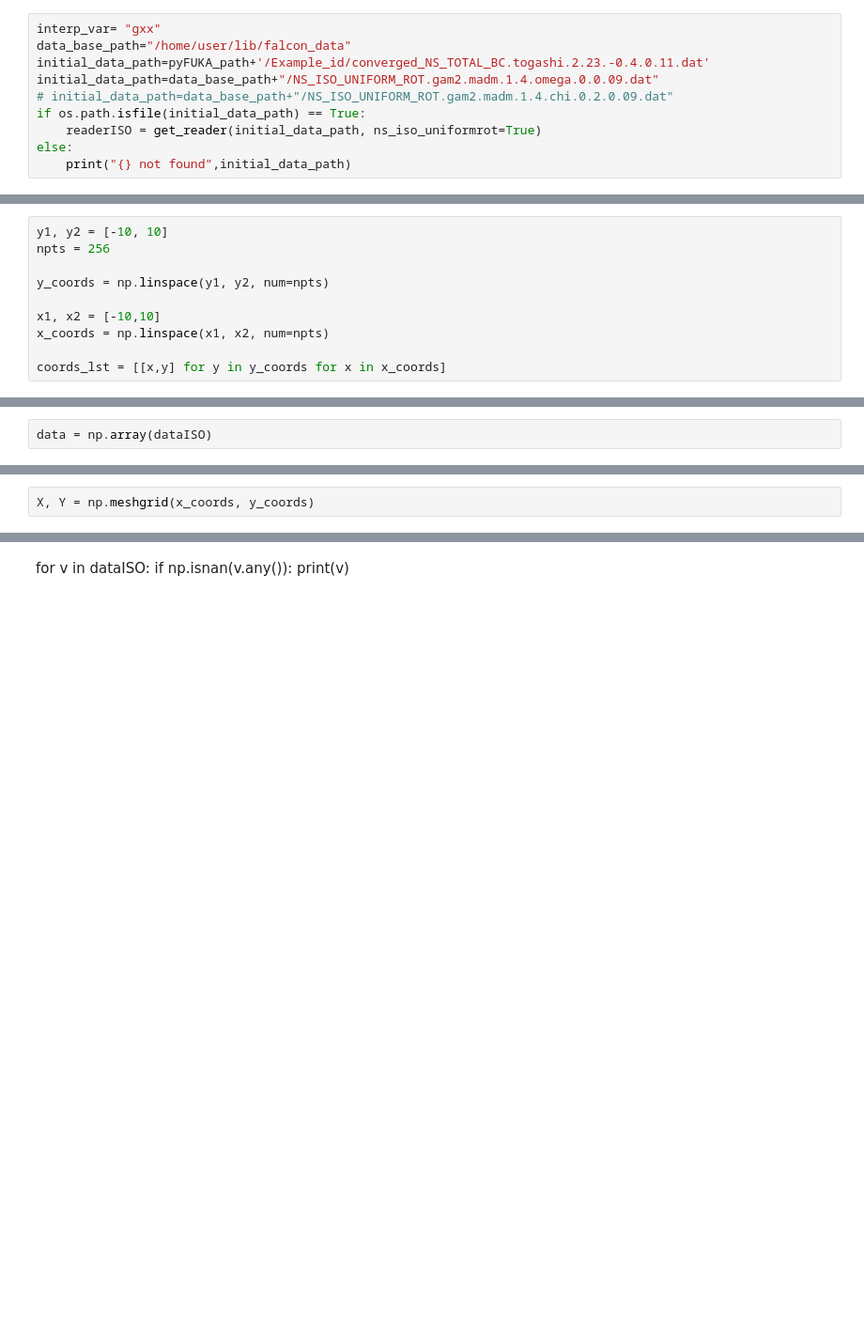
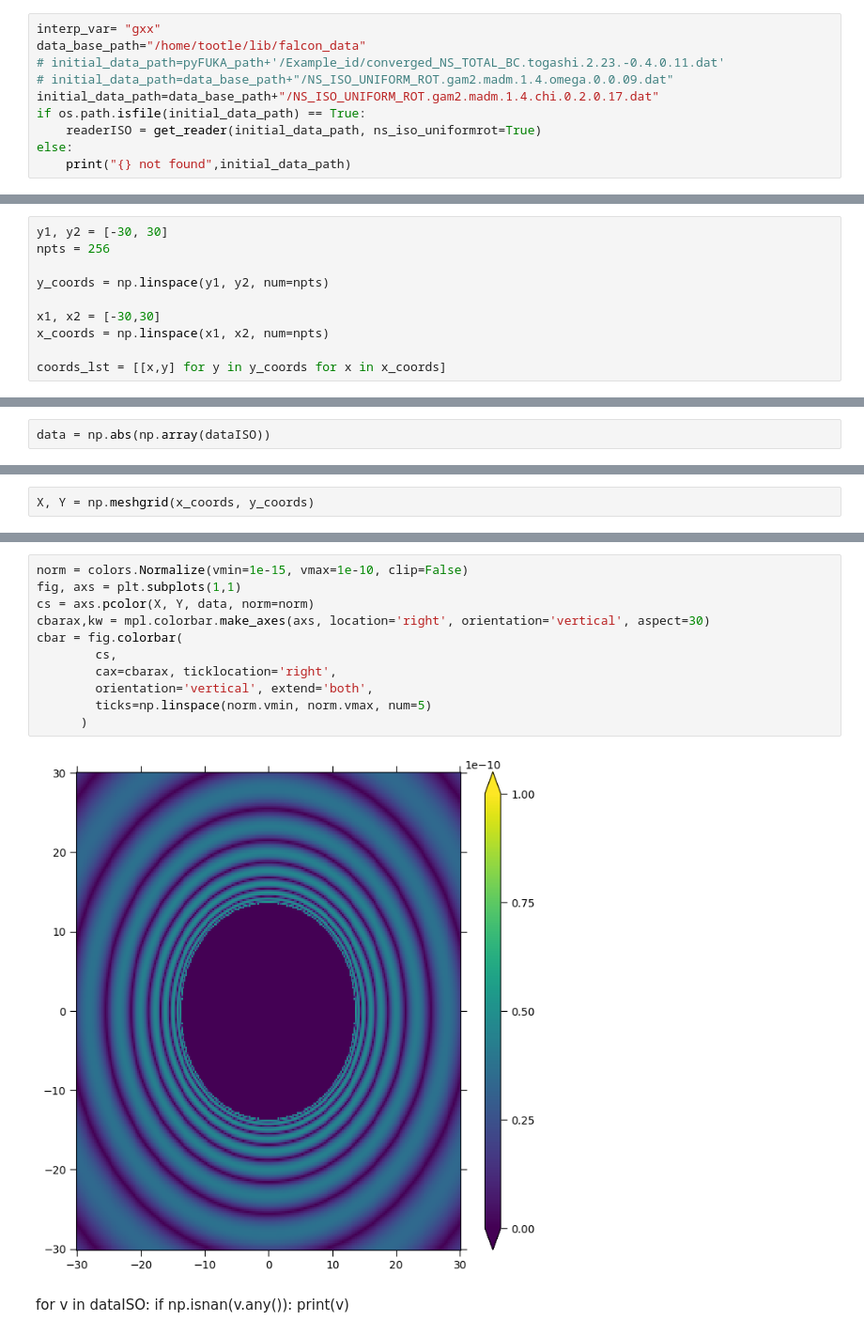
Before and after one commit to samueltootle/fuka, a Jupyter notebook: codes/PythonTools/NS_exporter_tester.ipynb, the cells around one changed output, grey strips where cells are left out. Shown at 94% size. Saved outputs shown, nothing was run; the diff lists cells and outputs as text; blank space fills up the shorter version.

```diff
--- a/codes/PythonTools/NS_exporter_tester.ipynb
+++ b/codes/PythonTools/NS_exporter_tester.ipynb
@@ -13,10 +15,10 @@ os.environ["HOME_KADATH)"] = FUKA_path
 from fuka_plot_tools.setup_utils import get_reader
 # %%
 interp_var= "gxx"
-data_base_path="/home/user/lib/falcon_data"
-initial_data_path=pyFUKA_path+'/Example_id/converged_NS_TOTAL_BC.togashi.2.23.-0.4.0.11.dat'
-initial_data_path=data_base_path+"/NS_ISO_UNIFORM_ROT.gam2.madm.1.4.omega.0.0.09.dat"
-# initial_data_path=data_base_path+"/NS_ISO_UNIFORM_ROT.gam2.madm.1.4.chi.0.2.0.09.dat"
+data_base_path="/home/tootle/lib/falcon_data"
+# initial_data_path=pyFUKA_path+'/Example_id/converged_NS_TOTAL_BC.togashi.2.23.-0.4.0.11.dat'
+# initial_data_path=data_base_path+"/NS_ISO_UNIFORM_ROT.gam2.madm.1.4.omega.0.0.09.dat"
+initial_data_path=data_base_path+"/NS_ISO_UNIFORM_ROT.gam2.madm.1.4.chi.0.2.0.17.dat"
 if os.path.isfile(initial_data_path) == True:
     readerISO = get_reader(initial_data_path, ns_iso_uniformrot=True)
 else:
@@ -34,17 +59,17 @@ readerISO.getExporterKeys()
 # %%
-y1, y2 = [-10, 10]
+y1, y2 = [-30, 30]
 npts = 256
 
 y_coords = np.linspace(y1, y2, num=npts)
 
-x1, x2 = [-10,10]
+x1, x2 = [-30,30]
 x_coords = np.linspace(x1, x2, num=npts)
 
 coords_lst = [[x,y] for y in y_coords for x in x_coords]
 # %%
 dataISO = readerISO.getFieldValues("cA", coords_lst, -1)
 # %%
-data = np.array(dataISO)
+data = np.abs(np.array(dataISO))
 # %%
 data=data.reshape(len(x_coords),len(x_coords))
 # %%
@@ -58,3 +77,16 @@ dataISO = dataISO.reshape(npts,npts)
+# %%
+norm = colors.Normalize(vmin=1e-15, vmax=1e-10, clip=False)
+fig, axs = plt.subplots(1,1)
+cs = axs.pcolor(X, Y, data, norm=norm)
+cbarax,kw = mpl.colorbar.make_axes(axs, location='right', orientation='vertical', aspect=30)
+cbar = fig.colorbar(
+        cs,
+        cax=cbarax, ticklocation='right',
+        orientation='vertical', extend='both',
+        ticks=np.linspace(norm.vmin, norm.vmax, num=5)
+      )
+# %% [output]
+[figure, added]
 # %% [markdown]
 for v in dataISO:
     if np.isnan(v.any()):
```
Also changed, not shown: parts of 11 cells of this notebook.
